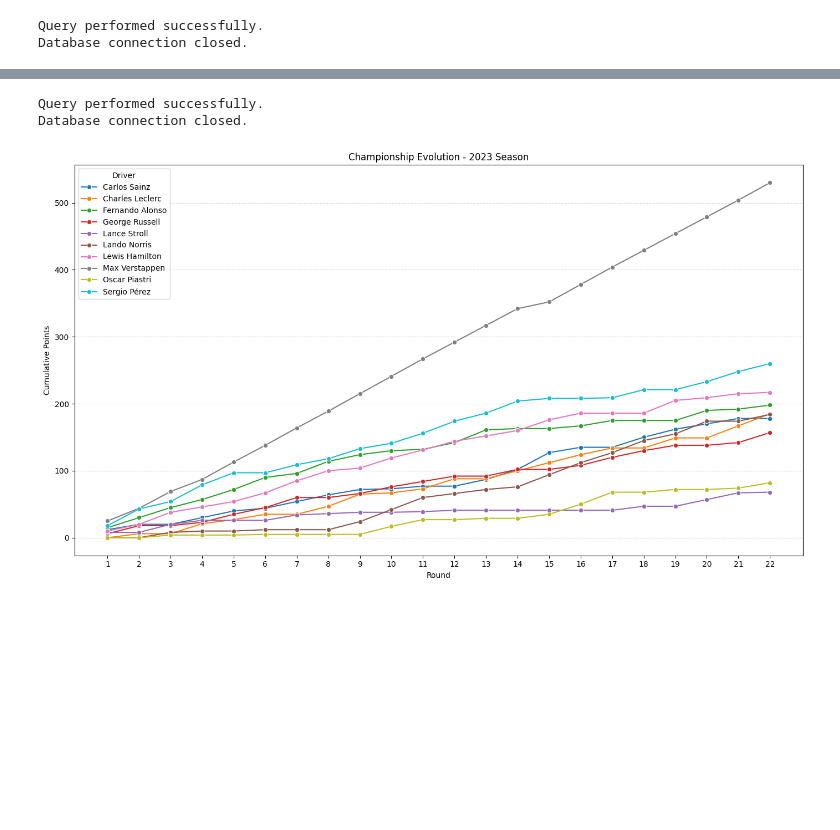
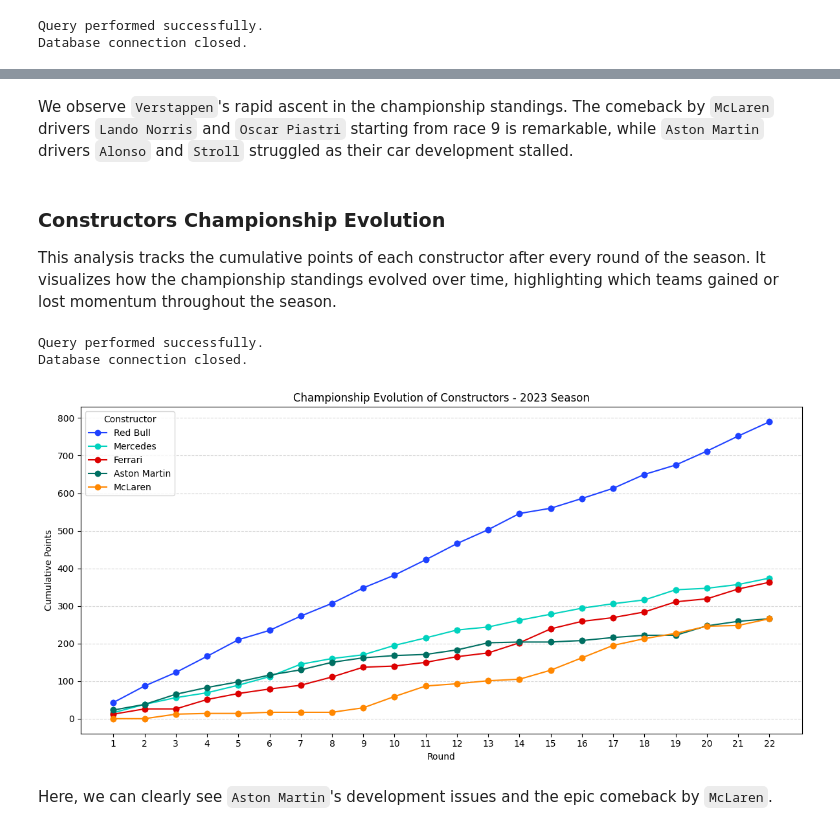
Before and after one commit to SupernovaIa/Proyecto5-F1-Analysis, a Jupyter notebook: notebooks/03-eda.ipynb, the cells around one changed output, grey strips where cells are left out. Saved outputs shown, nothing was run; the diff lists cells and outputs as text; code cells hidden in the pictures; blank space fills up the shorter version.

```diff
--- a/notebooks/03-eda.ipynb
+++ b/notebooks/03-eda.ipynb
@@ -356,29 +419,39 @@ plt.show()
+# %% [markdown]
+We observe `Verstappen`'s rapid ascent in the championship standings. The comeback by `McLaren` drivers `Lando Norris` and `Oscar Piastri` starting from race 9 is remarkable, while `Aston Martin` drivers `Alonso` and `Stroll` struggled as their car development stalled.
+# %% [markdown]
+### Constructors Championship Evolution
+This analysis tracks the cumulative points of each constructor after every round of the season. It visualizes how the championship standings evolved over time, highlighting which teams gained or lost momentum throughout the season.
 # %%
 df_14 = pd.DataFrame(sql_query(query_14))
-df_14.columns = ['Round', 'Driver', 'Cumulative Points']
+df_14.columns = ['Round', 'Constructor', 'Cumulative Points']
 # %% [output]
 Query performed successfully.
 Database connection closed.
 # %%
-# Filter the 10 drivers with most points
-top_drivers = df_14.groupby('Driver')['Cumulative Points'].max().sort_values(ascending=False).head(10).index
-df_top = df_14[df_14['Driver'].isin(top_drivers)]
+# Filter top 5 constructors
+top_constructors = df_14.groupby('Constructor')['Cumulative Points'].max().sort_values(ascending=False).head(5).index
+df_top_constructors = df_14[df_14['Constructor'].isin(top_constructors)]
 
-plt.figure(figsize=(14, 8))
-sns.lineplot(
-    x='Round',
-    y='Cumulative Points',
-    hue='Driver',
-    data=df_top,
-    marker='o',
-    palette='tab10'
-)
+plt.figure(figsize=(12, 6))
+for constructor in top_constructors:
+    constructor_data = df_top_constructors[df_top_constructors['Constructor'] == constructor]
+    plt.plot(
+        constructor_data['Round'],
+        constructor_data['Cumulative Points'],
+        marker='o',
+        label=constructor,
+        color=team_colors.get(constructor, 'black')  # Color predeterminado negro si no se encuentra el equipo
+    )
+
 plt.xlabel('Round')
 plt.ylabel('Cumulative Points')
-plt.title('Championship Evolution - 2023 Season')
+plt.title('Championship Evolution of Constructors - 2023 Season')
+plt.legend(title='Constructor')
 plt.grid(axis='y', linestyle='--', alpha=0.5)
 plt.xticks(df_14['Round'].unique())
 plt.tight_layout()
 plt.show()
 # %% [output]
-[figure, old version]
+[figure, new version]
+# %% [markdown]
+Here, we can clearly see `Aston Martin`'s development issues and the epic comeback by `McLaren`.
```
Also changed, not shown: parts of 32 cells of this notebook, 1 other file.
